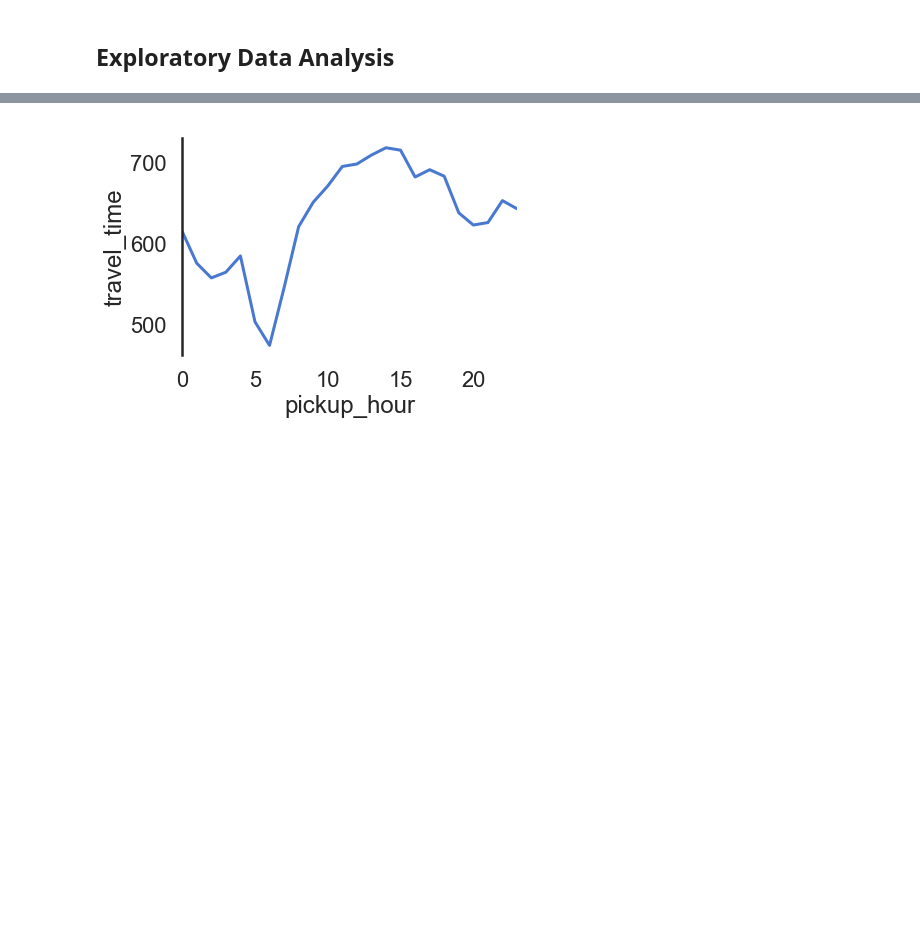
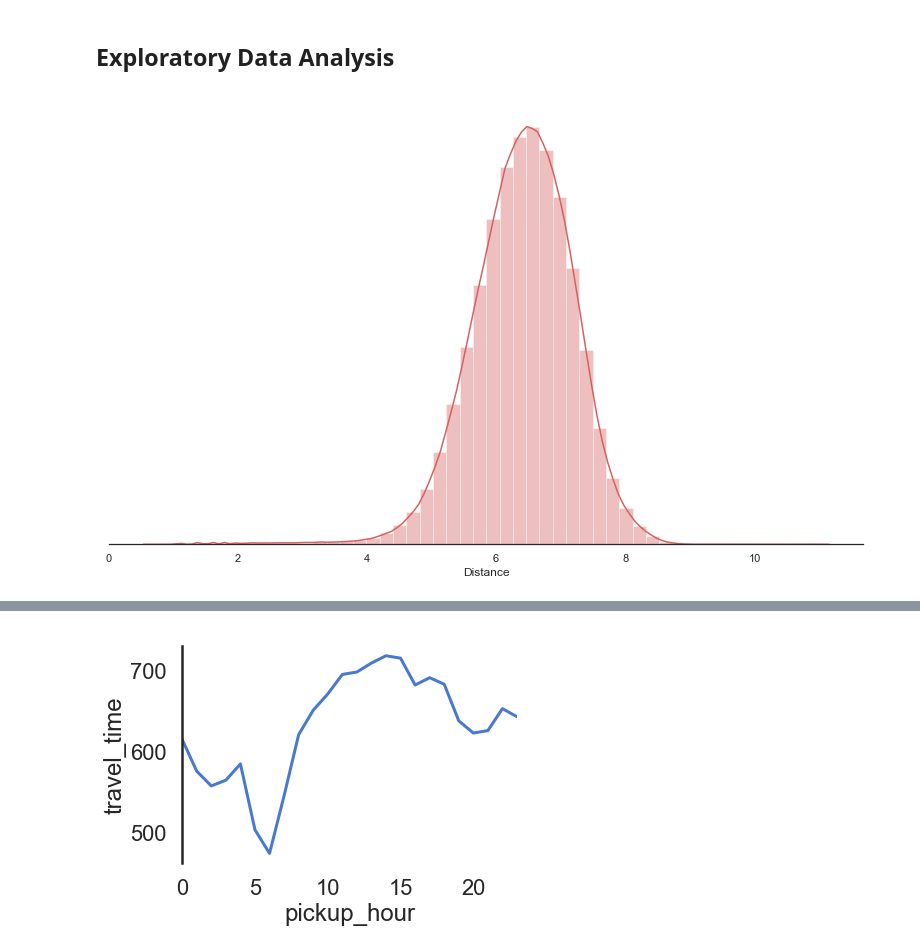
Before and after one commit to Jay4869/NYC-Taxi-FHV-Project, a Jupyter notebook: sample of project.ipynb, the cells around one changed output, grey strips where cells are left out. Cells and saved outputs as stored; diff of their text form; code cells hidden in the pictures; blank space fills up the shorter version.

```diff
--- a/sample of project.ipynb
+++ b/sample of project.ipynb
@@ -90,7 +93,7 @@ JOIN
  select cast(mo as int64) as month,cast(da as int64) as day,temp,visib,mxpsd,wdsp,gust,max,min,prcp,sndp,fog,rain_drizzle,snow_ice_pellets,hail,thunder
  from `bigquery-public-data.noaa_gsod.gsod2016` where stn='725053'
 ) y on x.month_of_year = y.month and x.day_of_year = y.day
-where x.row_number <= 200
+where x.row_number <= 30
 """
 )
 data=pd.io.gbq.read_gbq(query,dialect='standard')
@@ -103,21 +101,0 @@ Time taken by above cell is 3.730326199531555.
-# %%
-# create weekday
-data["weekday"] = data['pickup_datetime'].dt.dayofweek
-
-# create travel time
-data['travel_time'] = round(data['travel_time'], 2)
-
-# create holiday
-us_holidays = holidays.UnitedStates()
-data['holiday'] = data['date_of_year'].apply(lambda x: 1 if x in us_holidays else 0)
-
-# distiance_in_km
-R = 6373.0
-
-dlon = np.radians(data['dropoff_longitude']) - np.radians(data['pickup_longitude'])
-dlat = np.radians(data['dropoff_latitude']) - np.radians(data['pickup_latitude'])
-
-a = np.sin(dlat / 2)**2 + np.cos(data['pickup_latitude']) * np.cos(data['dropoff_latitude']) * np.sin(dlon / 2)**2
-c = 2 * np.arctan2(np.sqrt(a), np.sqrt(1-a))
-
-data['distance_in_km'] = round(R*c,3)
@@ -201,2 +230,11 @@ data.plot(x='distance_in_km',y='travel_time',kind='scatter')
 # %% [markdown]
 ## Exploratory Data Analysis
+# %%
+sns.set(style="white", palette="muted", color_codes=True)
+f, axes = plt.subplots(1, 1, figsize=(11, 7), sharex=True)
+sns.despine(left=True)
+sns.distplot(np.log(data['travel_time'].values+1), axlabel = 'Distance', label = 'Histogrqm of Distance', bins = 50, color="r")
+plt.setp(axes, yticks=[])
+plt.tight_layout()
+# %% [output]
+[figure, added]
```
Also changed, not shown: parts of 38 cells of this notebook.
